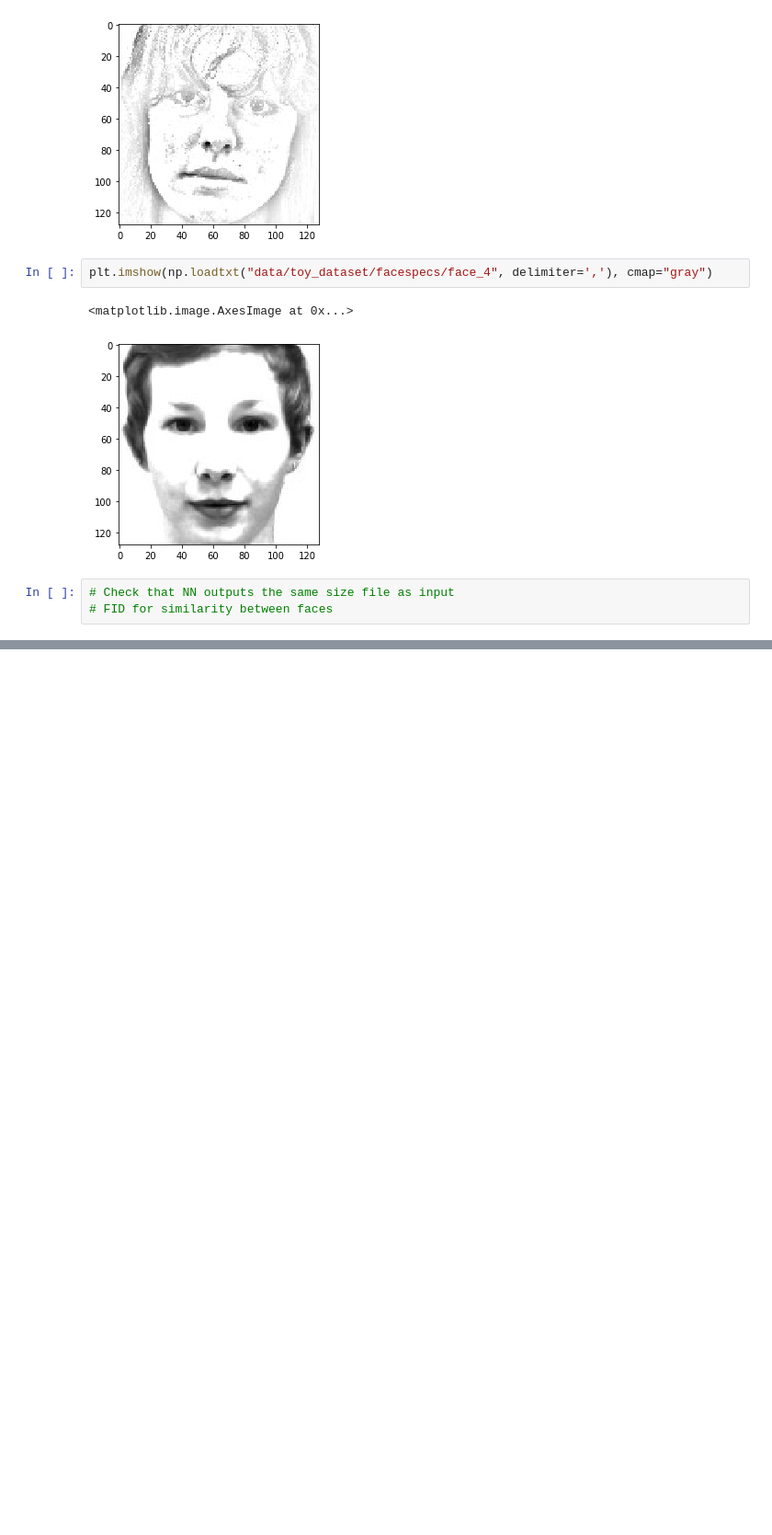
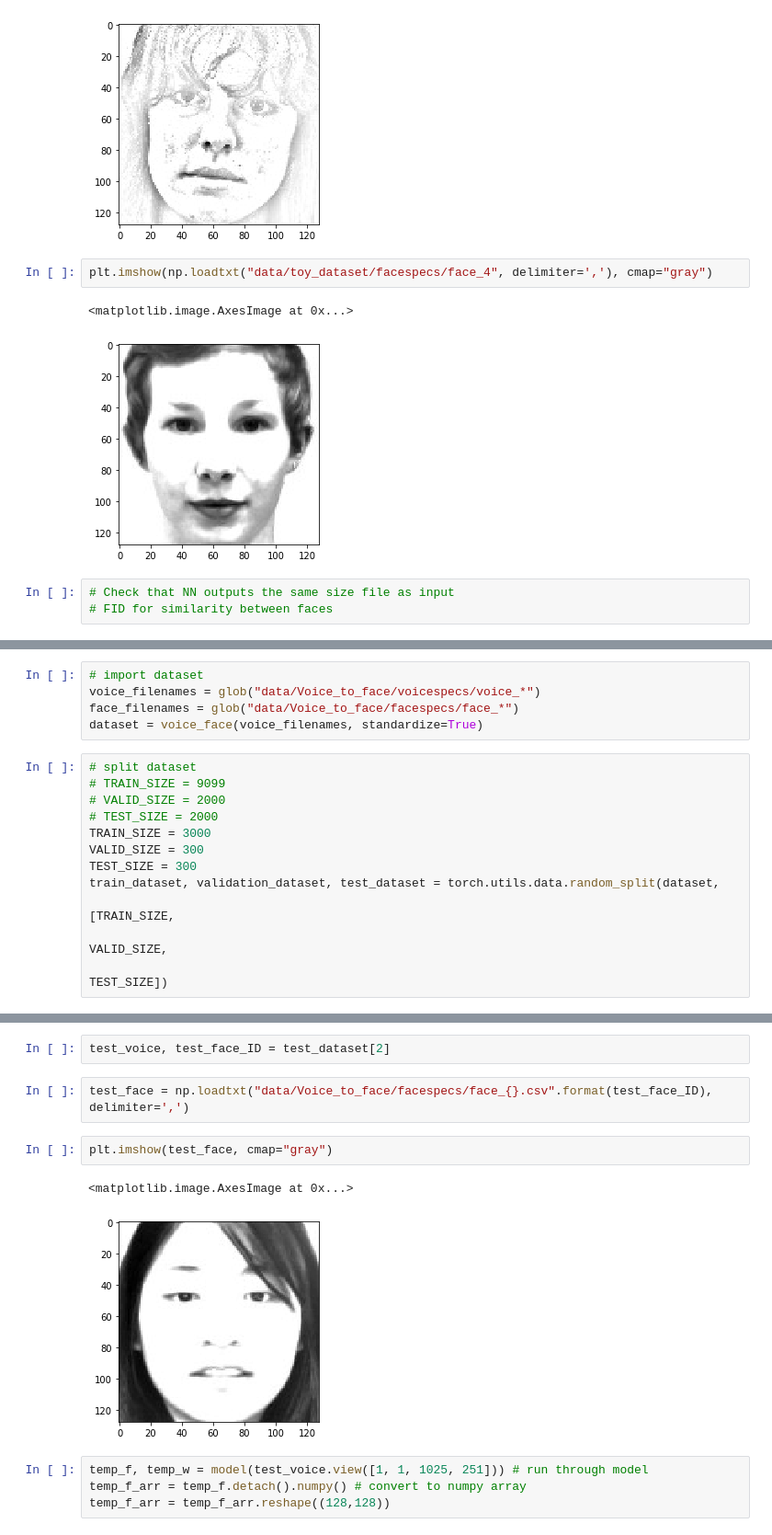
Before and after one commit to mikey-yang/voice_to_face_net, a Jupyter notebook: voice_to_face_net.ipynb, the cells around one changed output, grey strips where cells are left out. Shown: that part at 92% size. Cells and saved outputs as stored; diff of their text form; blank space fills up the shorter version.

```diff
--- a/voice_to_face_net.ipynb
+++ b/voice_to_face_net.ipynb
@@ -352,0 +371,17 @@ tensor([1])
+# %%
+# import dataset
+voice_filenames = glob("data/Voice_to_face/voicespecs/voice_*")
+face_filenames = glob("data/Voice_to_face/facespecs/face_*")
+dataset = voice_face(voice_filenames, standardize=True)
+# %%
+# split dataset
+# TRAIN_SIZE = 9099
+# VALID_SIZE = 2000
+# TEST_SIZE = 2000
+TRAIN_SIZE = 3000
+VALID_SIZE = 300
+TEST_SIZE = 300
+train_dataset, validation_dataset, test_dataset = torch.utils.data.random_split(dataset,
+                                                                                [TRAIN_SIZE,
+                                                                                 VALID_SIZE,
+                                                                                 TEST_SIZE])
@@ -352,0 +533,13 @@ tensor([1])
+# %%
+test_voice, test_face_ID = test_dataset[2]
+# %%
+test_face = np.loadtxt("data/Voice_to_face/facespecs/face_{}.csv".format(test_face_ID), delimiter=',')
+# %%
+plt.imshow(test_face, cmap="gray")
+# %% [output]
+<matplotlib.image.AxesImage at 0x...>
+[figure, added]
+# %%
+temp_f, temp_w = model(test_voice.view([1, 1, 1025, 251])) # run through model
+temp_f_arr = temp_f.detach().numpy() # convert to numpy array
+temp_f_arr = temp_f_arr.reshape((128,128))
```
Also changed, not shown: parts of 15 cells of this notebook.
